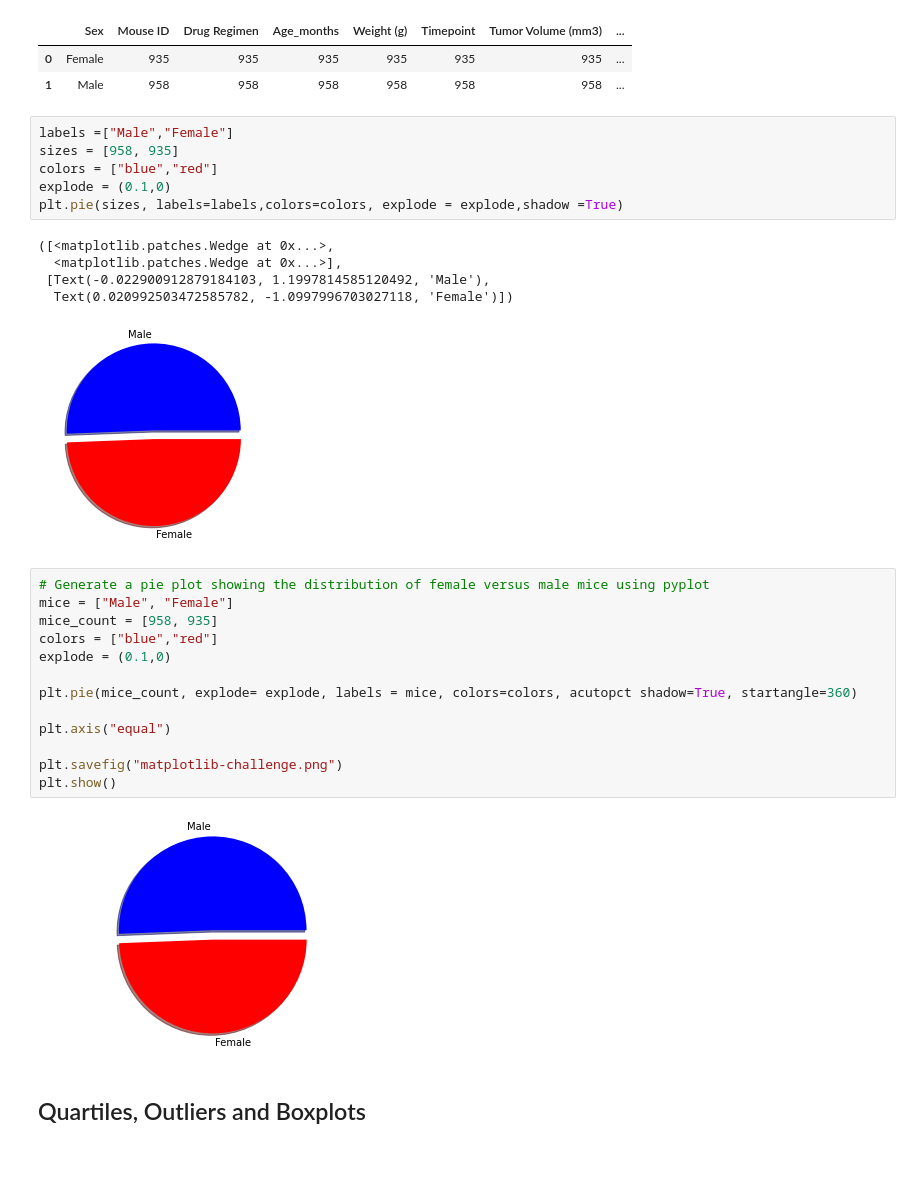
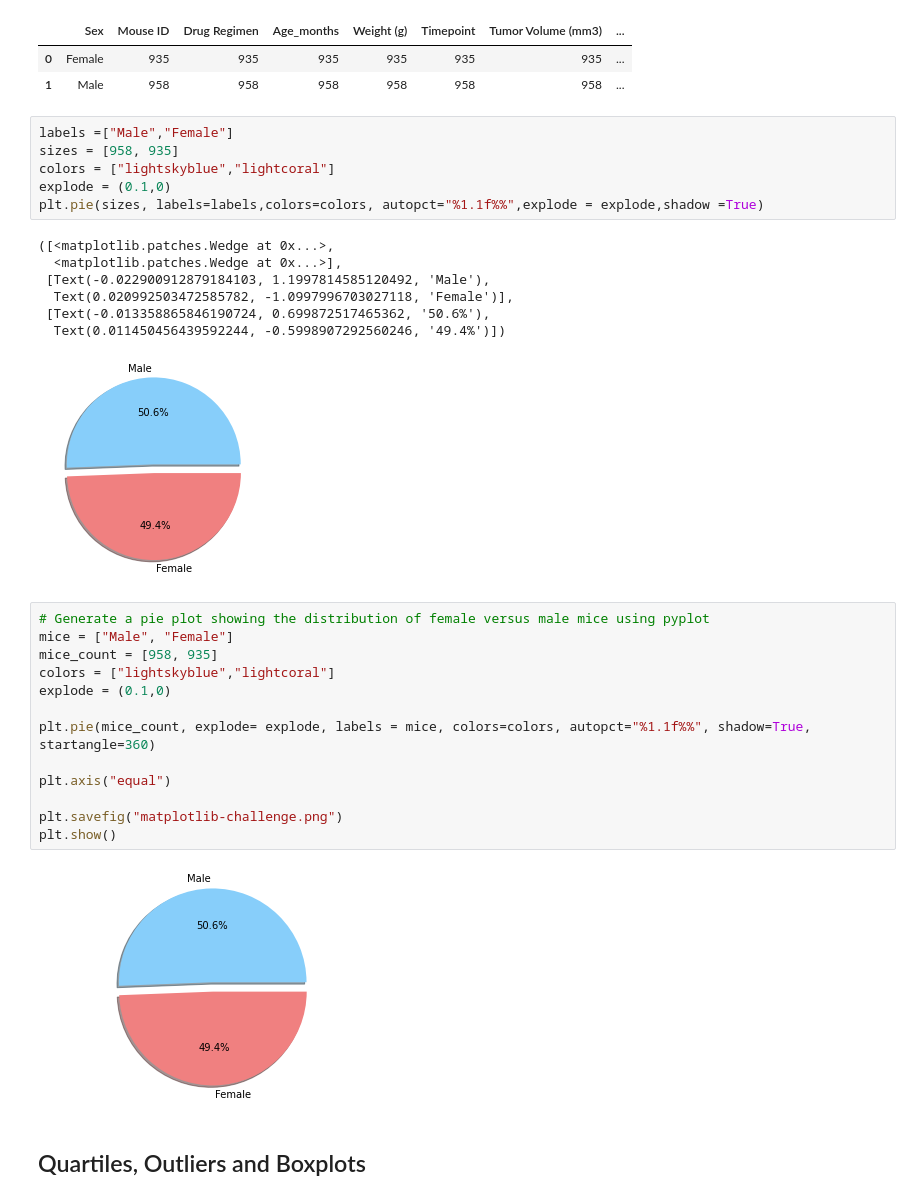
Before and after one commit to swanifereight/matplotlib-challenge, a Jupyter notebook: Pymaceuticals/pymaceuticals_starter.ipynb, the cells around one changed output. Cells and saved outputs as stored; diff of their text form; blank space fills up the shorter version.

```diff
--- a/Pymaceuticals/pymaceuticals_starter.ipynb
+++ b/Pymaceuticals/pymaceuticals_starter.ipynb
@@ -175,30 +175,32 @@ gender_mouse
 # %%
 labels =["Male","Female"]
 sizes = [958, 935]
-colors = ["blue","red"]
+colors = ["lightskyblue","lightcoral"]
 explode = (0.1,0)
-plt.pie(sizes, labels=labels,colors=colors, explode = explode,shadow =True)
+plt.pie(sizes, labels=labels,colors=colors, autopct="%1.1f%%",explode = explode,shadow =True)
 # %% [output]
 ([<matplotlib.patches.Wedge at 0x...>,
   <matplotlib.patches.Wedge at 0x...>],
  [Text(-0.022900912879184103, 1.1997814585120492, 'Male'),
-  Text(0.020992503472585782, -1.0997996703027118, 'Female')])
+  Text(0.020992503472585782, -1.0997996703027118, 'Female')],
+ [Text(-0.013358865846190724, 0.699872517465362, '50.6%'),
+  Text(0.011450456439592244, -0.5998907292560246, '49.4%')])
-[figure, old version]
+[figure, new version]
 # %%
 # Generate a pie plot showing the distribution of female versus male mice using pyplot
 mice = ["Male", "Female"]
 mice_count = [958, 935]
-colors = ["blue","red"]
+colors = ["lightskyblue","lightcoral"]
 explode = (0.1,0)
 
-plt.pie(mice_count, explode= explode, labels = mice, colors=colors, acutopct shadow=True, startangle=360)
+plt.pie(mice_count, explode= explode, labels = mice, colors=colors, autopct="%1.1f%%", shadow=True, startangle=360)
 
 plt.axis("equal")
 
 plt.savefig("matplotlib-challenge.png")
 plt.show()
 # %% [output]
-[figure, old version]
+[figure, new version]
 # %% [markdown]
 ## Quartiles, Outliers and Boxplots
 # %%
```
Also changed, not shown: parts of 2 cells of this notebook, 1 other file.
